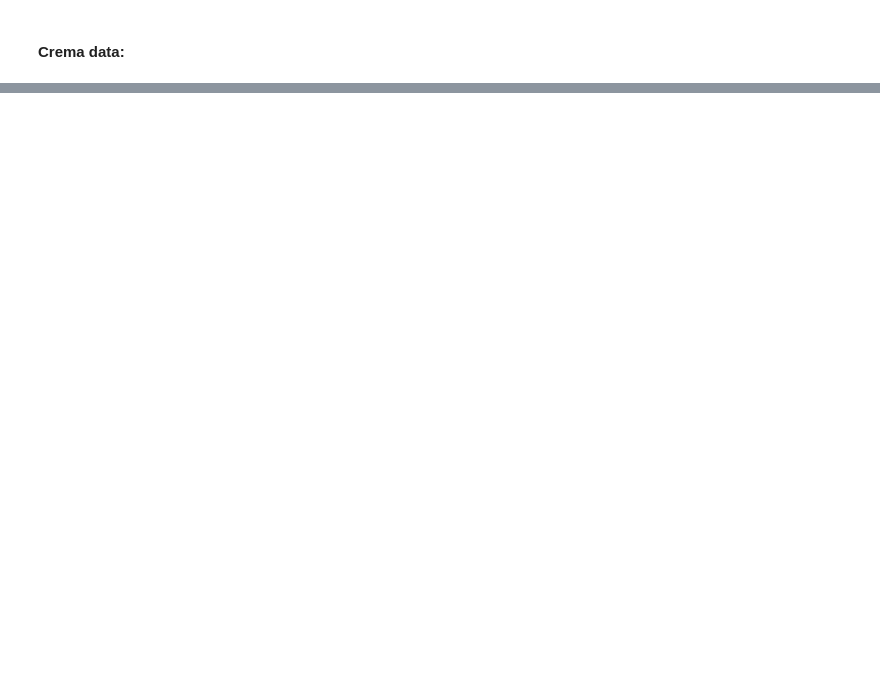
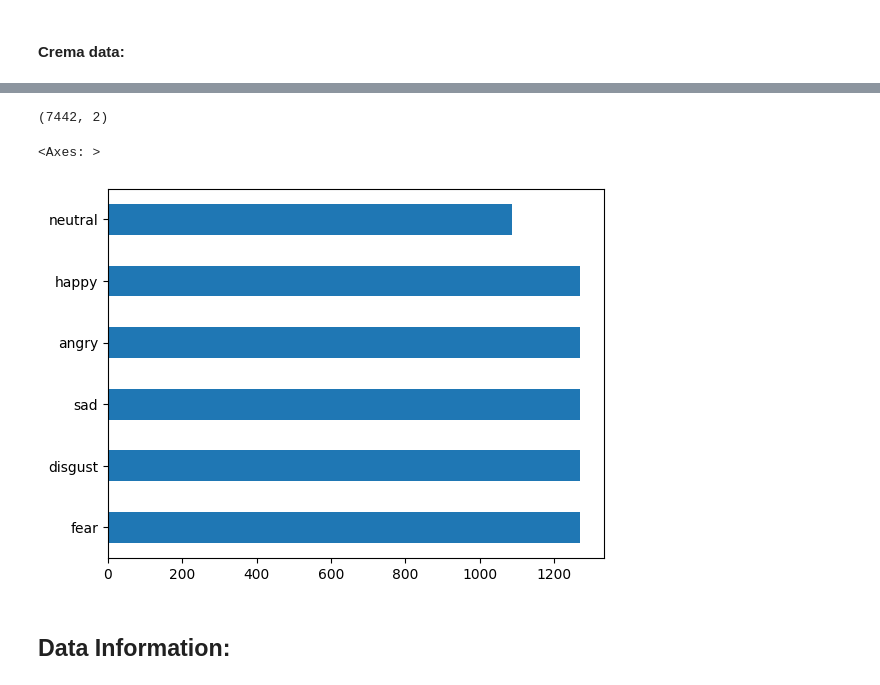
Before and after one commit to Amr-abdelsamee/Speech-Emotion-Recognition, a Jupyter notebook: Speech_Emotion_Recognition.ipynb, the cells around one changed output, grey strips where cells are left out. Cells and saved outputs as stored; diff of their text form; code cells hidden in the pictures; blank space fills up the shorter version.

```diff
--- a/Speech_Emotion_Recognition.ipynb
+++ b/Speech_Emotion_Recognition.ipynb
@@ -62,9 +66,0 @@ from IPython.display import Audio
-# %%
-tess_emo_list = sorted(os.listdir(Tess))
-tess_wav_emotions = []
-for emo_folder in tess_emo_list:
-    emo_waves = sorted(os.listdir(Tess+'/'+emo_folder))
-    for wav_file in emo_waves:
-        path = Tess+'/'+emo_folder+'/'+wav_file
-        emotion = wav_file.split('.')[0].split('_')[2]
-        tess_wav_emotions.append([path ,emotion])
@@ -99,8 +66,0 @@ Name: Emotion, dtype: int64
-# %%
-savee_emo_waves = os.listdir(Savee)
-savee_wav_emotions = []
-for wav_file in savee_emo_waves:
-    path = Savee+'/'+wav_file
-    emotion = wav_file.split('.')[0].split('_')[1]
-    emotion = ''.join((char for char in emotion if not char.isdigit()))
-    savee_wav_emotions.append([path, emotion])
@@ -136,9 +66,0 @@ Name: Emotion, dtype: int64
-# %%
-ravdess_actors_list = sorted(os.listdir(Ravdess))
-ravdess_wav_emotions = []
-for actor_folder in ravdess_actors_list:
-    actor_waves = os.listdir(Ravdess+'/'+actor_folder)
-    for wav_file in actor_waves:
-        path = Ravdess+'/'+actor_folder+'/'+wav_file
-        emotion = wav_file.split('.')[0].split('-')[2]
-        ravdess_wav_emotions.append([path, int(emotion)])
@@ -248,0 +76,5 @@ all_data['Emotion'].value_counts().plot(kind='barh')
+# %%
+crema_df = pd.DataFrame(crema_wav_emotions, columns=COLUMNS_NAMES)
+crema_df['Emotion'].replace(EMOTIONS_DICT_CREMA, inplace=True)
+
+crema_df.head()
@@ -248,0 +98,9 @@ all_data['Emotion'].value_counts().plot(kind='barh')
+# %%
+print(crema_df.shape)
+crema_df['Emotion'].value_counts().plot(kind='barh')
+# %% [output]
+(7442, 2)
+<Axes: >
+[figure, added]
+# %% [markdown]
+## Data Information:
```
Also changed, not shown: parts of 120 cells of this notebook.
